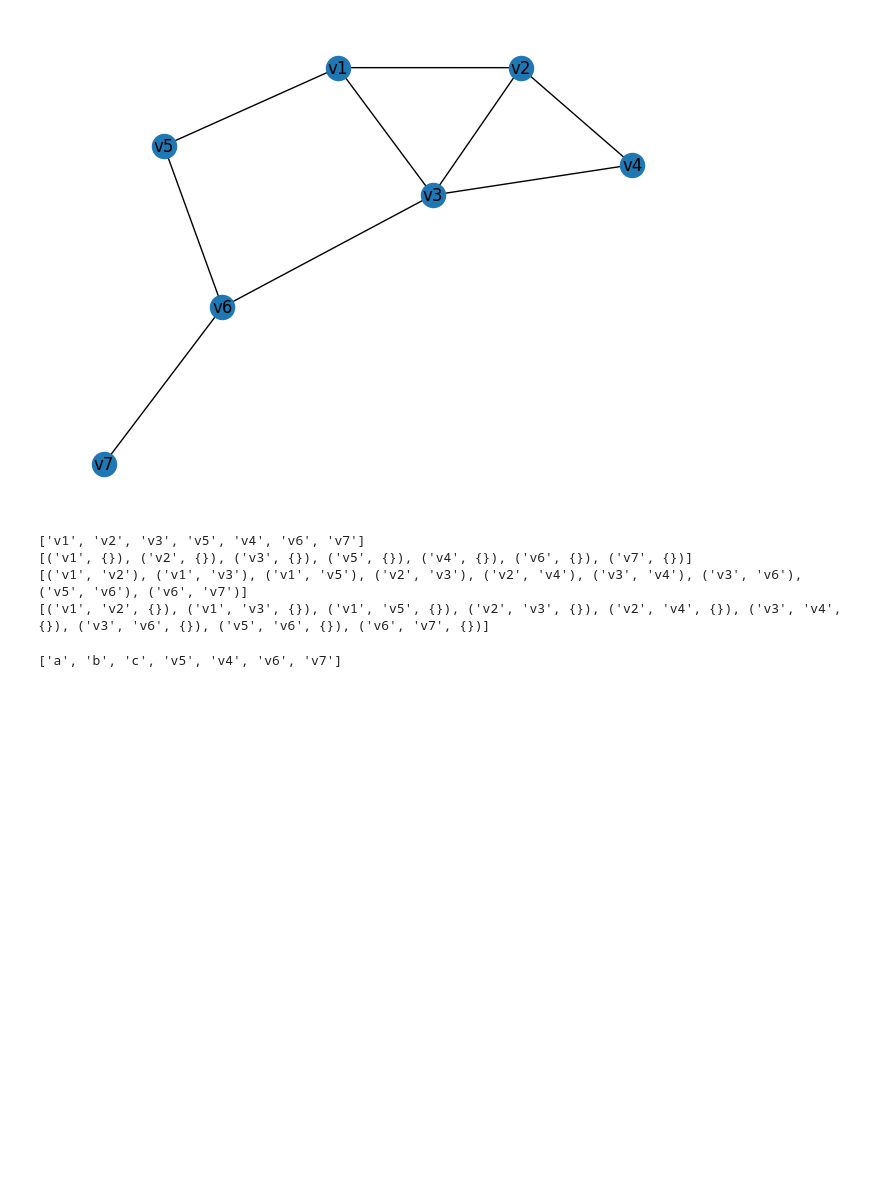
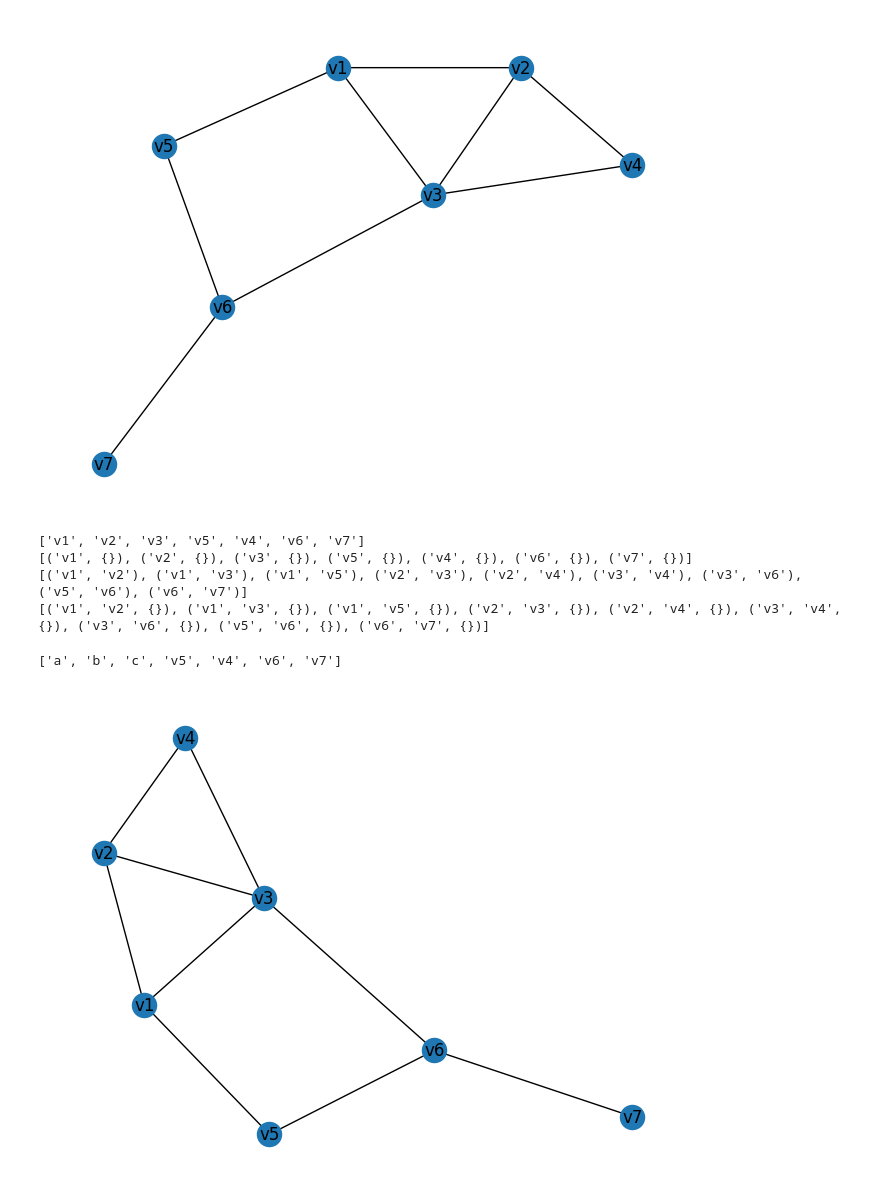
Before and after one commit to maton369/Network_ML, a Jupyter notebook: chapter2/main.ipynb, the cells around one changed output. Saved outputs shown, nothing was run; the diff lists cells and outputs as text; code cells hidden in the pictures; blank space fills up the shorter version.

```diff
--- a/chapter2/main.ipynb
+++ b/chapter2/main.ipynb
@@ -55,3 +55,20 @@ H = nx.relabel_nodes(G, mapping)
 print(H.nodes())
 # %% [output]
 ['a', 'b', 'c', 'v5', 'v4', 'v6', 'v7']
+# %%
+# 隣接リストの作成
+adj_list = {
+    "v1": ["v2", "v3", "v5"],
+    "v2": ["v1", "v3", "v4"],
+    "v3": ["v1", "v2", "v4", "v6"],
+    "v4": ["v2", "v3"],
+    "v5": ["v1", "v6"],
+    "v6": ["v3", "v5", "v7"],
+    "v7": ["v6"],
+}
+
+# 隣接リストからGraphオブジェクトの作成
+G = nx.Graph(adj_list)
+nx.draw(G, with_labels=True)
+# %% [output]
+[figure, added]
```
